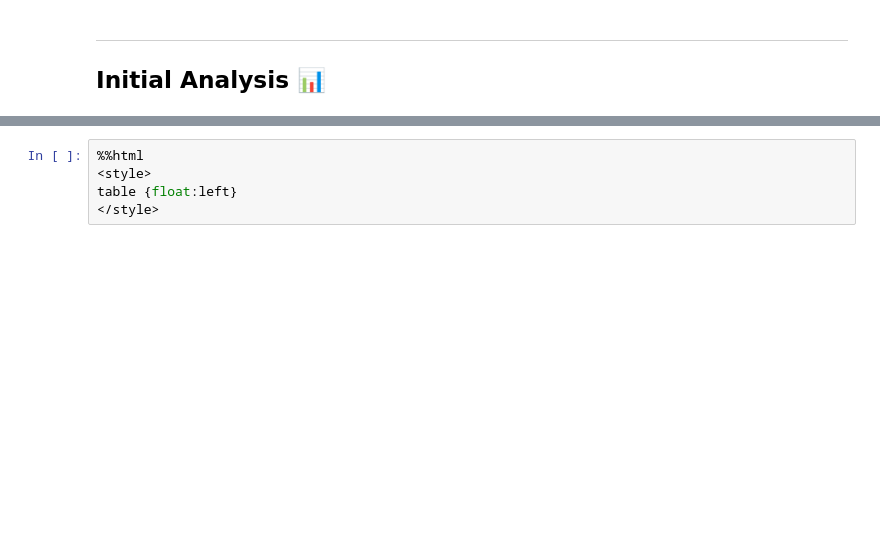
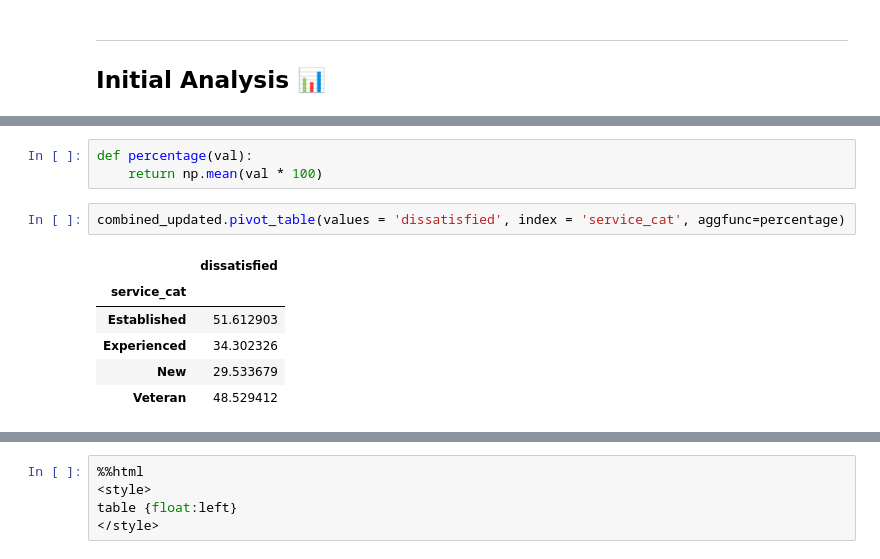
Before and after one commit to albertjimrod/data-projects, a Jupyter notebook: 03_Data_Cleaning/Clean and Analyze Employee Exit Surveys/Guided Project Clean and Analyze Employee Exit Surveys.ipynb, the cells around one changed output, grey strips where cells are left out. Drawn from its saved outputs; the diff is of its cells as text; blank space fills up the shorter version.

```diff
--- a/03_Data_Cleaning/Clean and Analyze Employee Exit Surveys/Guided Project Clean and Analyze Employee Exit Surveys.ipynb
+++ b/03_Data_Cleaning/Clean and Analyze Employee Exit Surveys/Guided Project Clean and Analyze Employee Exit Surveys.ipynb
@@ -1241,0 +1346,12 @@ Format your project using Dataquest's project style guide.
+# %%
+def percentage(val):
+    return np.mean(val * 100)
+# %%
+combined_updated.pivot_table(values = 'dissatisfied', index = 'service_cat', aggfunc=percentage)
+# %% [output]
+|  | dissatisfied |
+| service_cat |  |
+| Established | 51.612903 |
+| Experienced | 34.302326 |
+| New | 29.533679 |
+| Veteran | 48.529412 |
```
Also changed, not shown: parts of 63 cells of this notebook.
